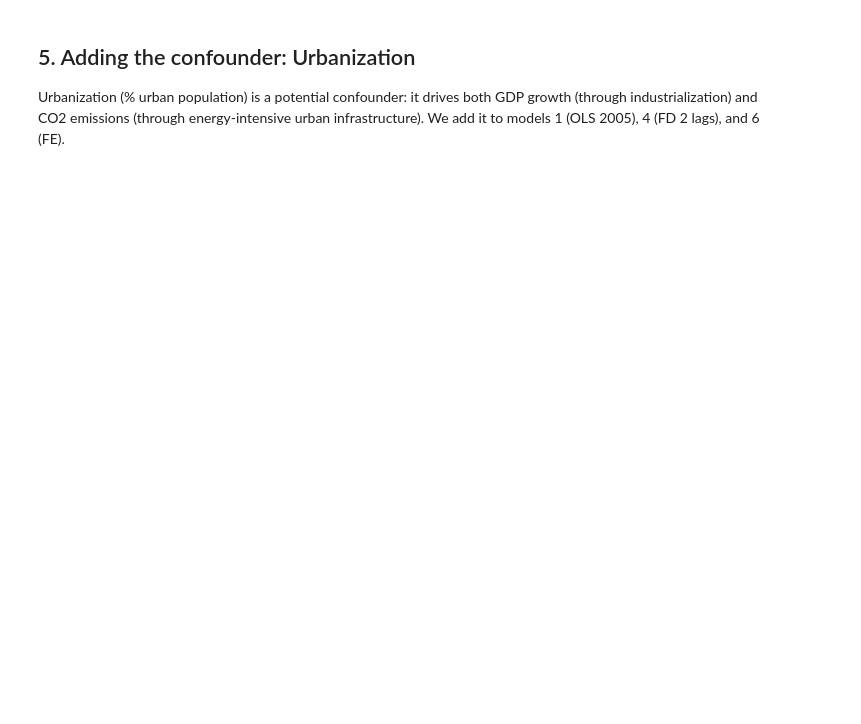
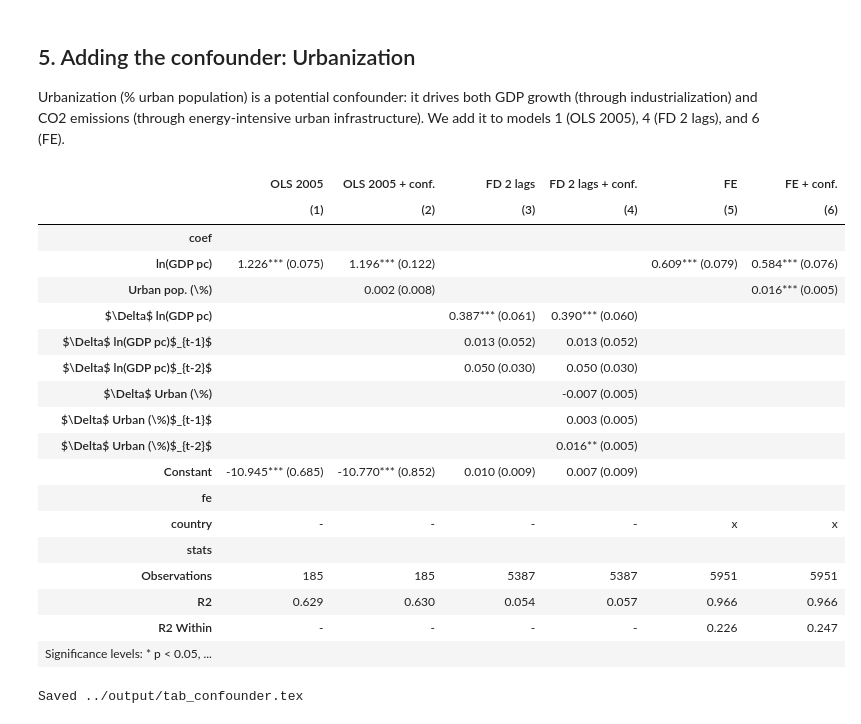
Before and after one commit to borikovacs/da4_assignment2, a Jupyter notebook: code/02_analysis.ipynb, the cells around one changed output. Cells and saved outputs as stored; diff of their text form; code cells hidden in the pictures; blank space fills up the shorter version.

```diff
--- a/code/02_analysis.ipynb
+++ b/code/02_analysis.ipynb
@@ -112,19 +225,60 @@ We add it to models 1 (OLS 2005), 4 (FD 2 lags), and 6 (FE).
 # %%
 # Model 1c: OLS 2005 + urbanization
 m1c = pf.feols('ln_co2_pc ~ ln_gdp_pc + urban_pct', data=cs_2005, vcov='HC1')
 
 # Model 4c: FD 2 lags + urbanization (also differenced, with lags)
 m4c = pf.feols('d_ln_co2_pc ~ d_ln_gdp_pc + d_ln_gdp_pc_L1 + d_ln_gdp_pc_L2 '
                '+ d_urban_pct + d_urban_pct_L1 + d_urban_pct_L2 + C(year)',
                data=df, vcov={'CRV1': 'country'})
 
 # Model 6c: FE + urbanization
 m6c = pf.feols('ln_co2_pc ~ ln_gdp_pc + urban_pct + C(year) | country',
                data=df, vcov={'CRV1': 'country'})
 
-pf.etable([m1, m1c, m4, m4c, m6, m6c],
-          model_heads=['OLS 2005', 'OLS 2005 + conf.', 'FD 2 lags', 'FD 2 lags + conf.',
-                       'FE', 'FE + conf.'],
-          head_order='h',
-          drop='year|C\\(year\\)',
-          show_se_type=False)
+conf_labels = {
+    'ln_gdp_pc': 'ln(GDP pc)',
+    'd_ln_gdp_pc': '$\\Delta$ ln(GDP pc)',
+    'd_ln_gdp_pc_L1': '$\\Delta$ ln(GDP pc)$_{t-1}$',
+    'd_ln_gdp_pc_L2': '$\\Delta$ ln(GDP pc)$_{t-2}$',
+    'urban_pct': 'Urban pop. (\\%)',
+    'd_urban_pct': '$\\Delta$ Urban (\\%)',
+    'd_urban_pct_L1': '$\\Delta$ Urban (\\%)$_{t-1}$',
+    'd_urban_pct_L2': '$\\Delta$ Urban (\\%)$_{t-2}$',
+    'Intercept': 'Constant',
+}
+conf_heads = ['OLS 2005', 'OLS 2005 + conf.', 'FD 2 lags', 'FD 2 lags + conf.', 'FE', 'FE + conf.']
+
+tbl_conf = pf.etable([m1, m1c, m4, m4c, m6, m6c],
+          model_heads=conf_heads, head_order='h',
+          drop=r'year|C\(year\)', show_se_type=False, labels=conf_labels)
+display(tbl_conf)
+
+# Export LaTeX
+tex_conf = pf.etable([m1, m1c, m4, m4c, m6, m6c],
+          model_heads=conf_heads, head_order='h',
+          drop=r'year|C\(year\)', show_se_type=False, labels=conf_labels,
+          type='tex')
+with open(f'{OUT}/tab_confounder.tex', 'w') as f:
+    f.write(tex_conf)
+print(f'Saved {OUT}/tab_confounder.tex')
+# %% [output]
+|  | OLS 2005 | OLS 2005 + conf. | FD 2 lags | FD 2 lags + conf. | FE | FE + conf. |
+|  | (1) | (2) | (3) | (4) | (5) | (6) |
+| coef |  |  |  |  |  |  |
+| ln(GDP pc) | 1.226*** (0.075) | 1.196*** (0.122) |  |  | 0.609*** (0.079) | 0.584*** (0.076) |
+| Urban pop. (\%) |  | 0.002 (0.008) |  |  |  | 0.016*** (0.005) |
+| $\Delta$ ln(GDP pc) |  |  | 0.387*** (0.061) | 0.390*** (0.060) |  |  |
+| $\Delta$ ln(GDP pc)$_{t-1}$ |  |  | 0.013 (0.052) | 0.013 (0.052) |  |  |
+| $\Delta$ ln(GDP pc)$_{t-2}$ |  |  | 0.050 (0.030) | 0.050 (0.030) |  |  |
+| $\Delta$ Urban (\%) |  |  |  | -0.007 (0.005) |  |  |
+| $\Delta$ Urban (\%)$_{t-1}$ |  |  |  | 0.003 (0.005) |  |  |
+| $\Delta$ Urban (\%)$_{t-2}$ |  |  |  | 0.016** (0.005) |  |  |
+| Constant | -10.945*** (0.685) | -10.770*** (0.852) | 0.010 (0.009) | 0.007 (0.009) |  |  |
+| fe |  |  |  |  |  |  |
+| country | - | - | - | - | x | x |
+| stats |  |  |  |  |  |  |
+| Observations | 185 | 185 | 5387 | 5387 | 5951 | 5951 |
+| R2 | 0.629 | 0.630 | 0.054 | 0.057 | 0.966 | 0.966 |
+| R2 Within | - | - | - | - | 0.226 | 0.247 |
+| Significance levels: * p < 0.05, ... |  |  |  |  |  |  |
+Saved ../output/tab_confounder.tex
```
Also changed, not shown: parts of 10 cells of this notebook, 19 other files.
